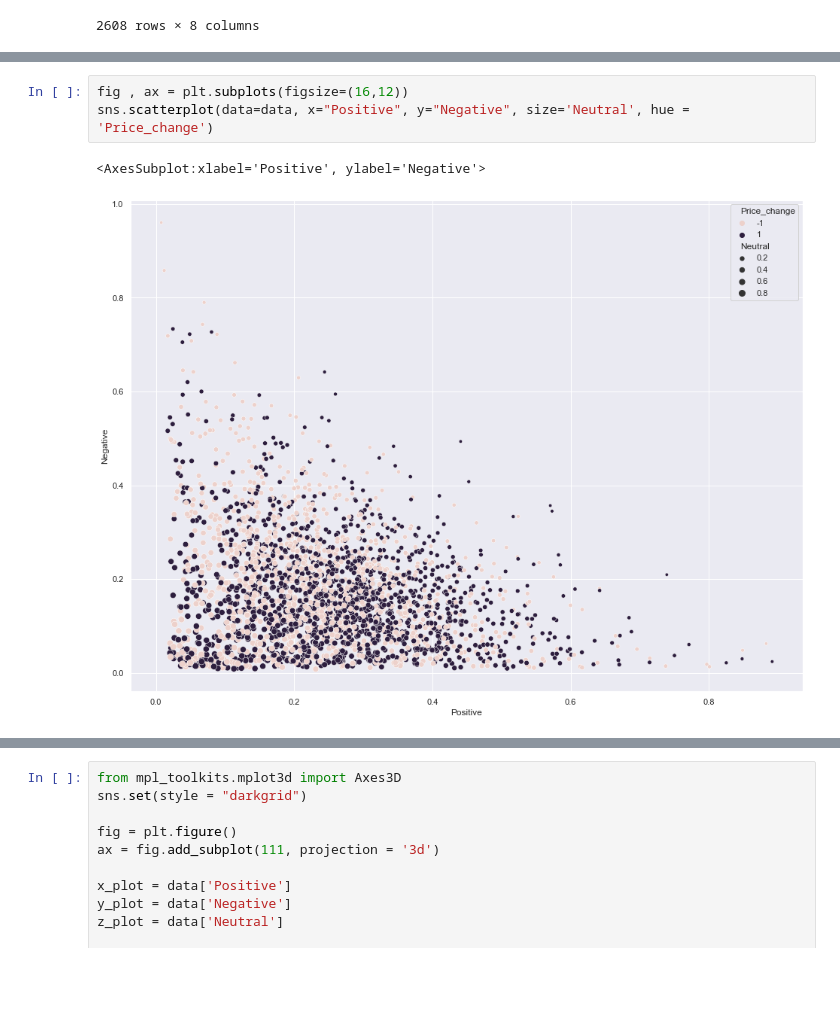
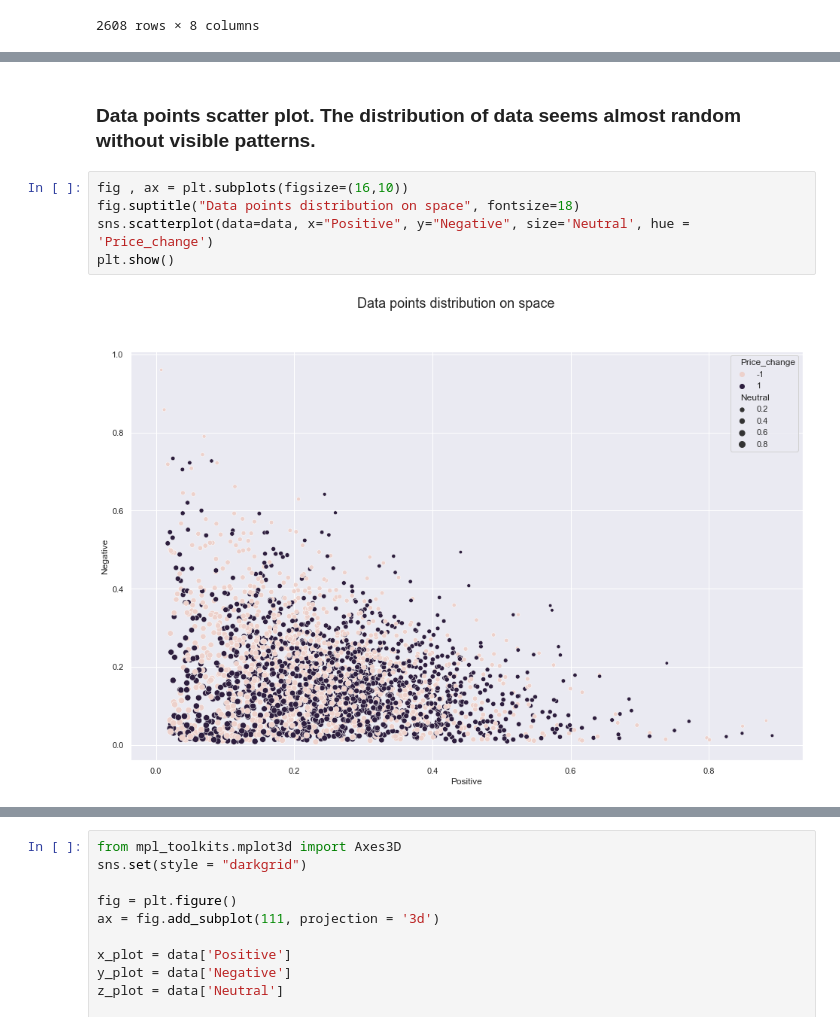
Before and after one commit to Poulinakis-Konstantinos/Stock_prediction_with_News_Sentiment_Analysis, a Jupyter notebook: ML_algos.ipynb, the cells around one changed output, grey strips where cells are left out. Drawn from its saved outputs; the diff is of its cells as text; blank space fills up the shorter version.

```diff
--- a/ML_algos.ipynb
+++ b/ML_algos.ipynb
@@ -100,6 +70,9 @@ plt.show()
+# %% [markdown]
+### Data points scatter plot. The distribution of data seems almost random without visible patterns.
 # %%
-fig , ax = plt.subplots(figsize=(16,12))
+fig , ax = plt.subplots(figsize=(16,10))
+fig.suptitle("Data points distribution on space", fontsize=18)
 sns.scatterplot(data=data, x="Positive", y="Negative", size='Neutral', hue = 'Price_change')
+plt.show()
 # %% [output]
-<AxesSubplot:xlabel='Positive', ylabel='Negative'>
-[figure, old version]
+[figure, new version]
```
Also changed, not shown: parts of 41 cells of this notebook.
